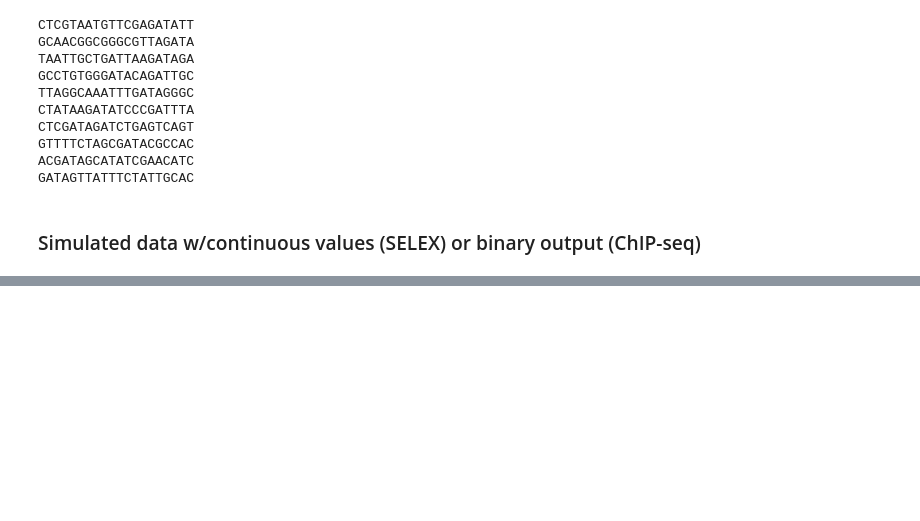
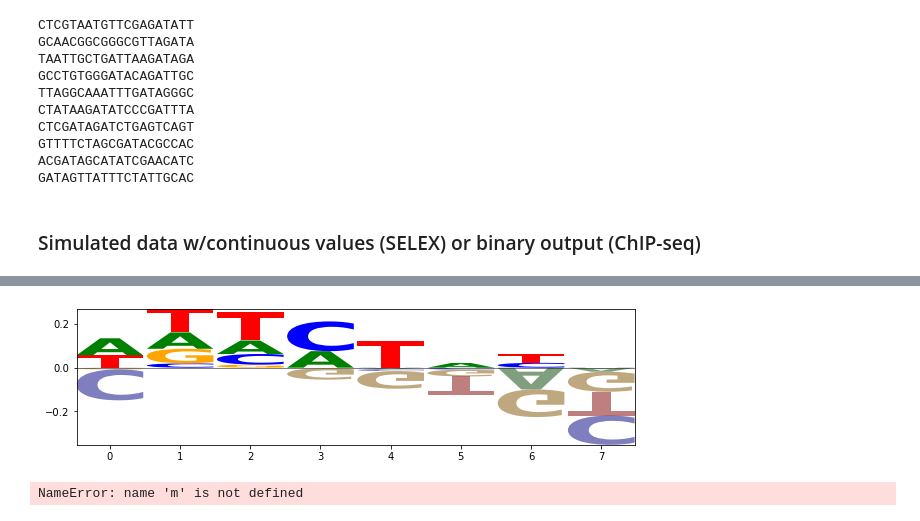
Before and after one commit to theislab/mubind, a Jupyter notebook: notebooks/03_test_modules.ipynb, the cells around one changed output, grey strips where cells are left out. Cells and saved outputs as stored; diff of their text form; code cells hidden in the pictures; blank space fills up the shorter version.

```diff
--- a/notebooks/03_test_modules.ipynb
+++ b/notebooks/03_test_modules.ipynb
@@ -71,0 +85,4 @@ x1[:20], y1[:20]
+# %%
+# Use a GPU if available, as it should be faster.
+device = torch.device("cuda:0" if torch.cuda.is_available() else "cpu")
+print("Using device: " + str(device))
@@ -71,0 +148,12 @@ x1[:20], y1[:20]
+# %%
+net = mb.tl.Network().to(device)
+optimiser = topti.Adam(net.parameters(), lr=0.001)
+criterion = tnn.BCELoss()
+# %%
+mb.tl.create_logo(net)
+# %% [output]
+[figure, added]
+# %%
+sns.heatmap(m, cmap='Reds', vmin=0)
+# %% [output]
+NameError: name 'm' is not defined
```
Also changed, not shown: parts of 34 cells of this notebook, 2 other files.
